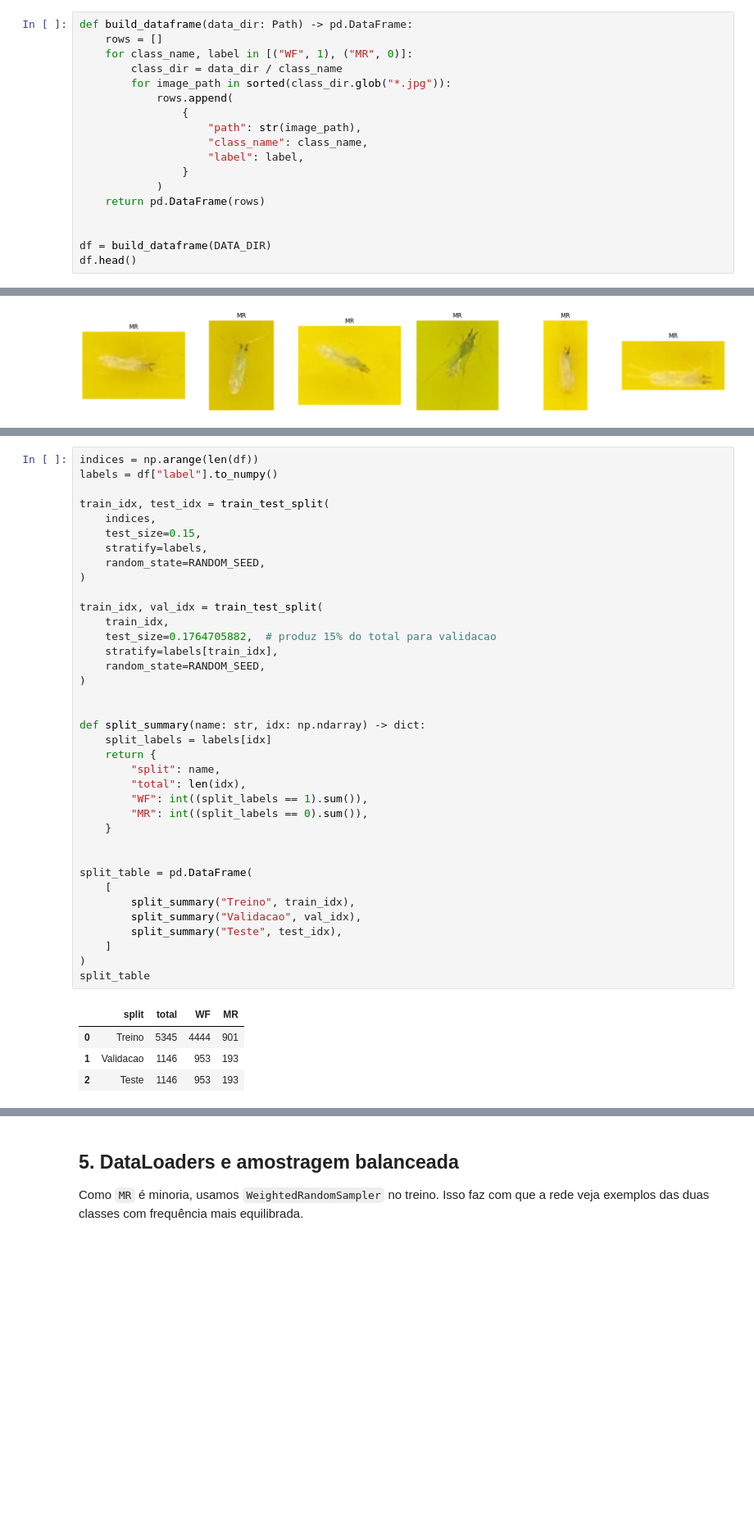
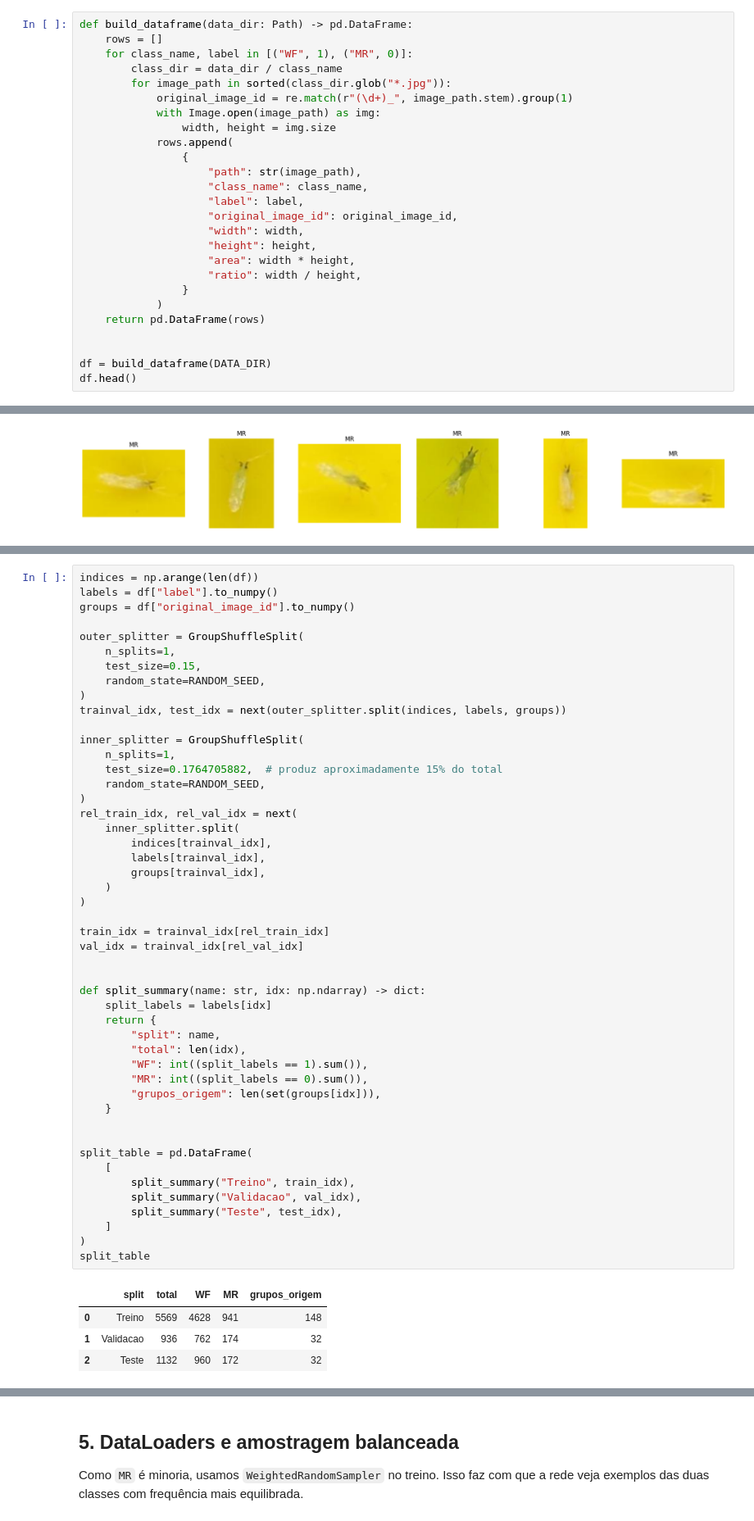
Before and after one commit to FerSuaiden/RedesNeurais, a Jupyter notebook: Classificacao_de_Moscas_Entrega.executed.ipynb, the cells around one changed output, grey strips where cells are left out. Shown at 82% size. Drawn from its saved outputs; the diff is of its cells as text; blank space fills up the shorter version.

```diff
--- a/Classificacao_de_Moscas_Entrega.executed.ipynb
+++ b/Classificacao_de_Moscas_Entrega.executed.ipynb
@@ -87,11 +96,19 @@ def build_dataframe(data_dir: Path) -> pd.DataFrame:
     for class_name, label in [("WF", 1), ("MR", 0)]:
         class_dir = data_dir / class_name
         for image_path in sorted(class_dir.glob("*.jpg")):
+            original_image_id = re.match(r"(\d+)_", image_path.stem).group(1)
+            with Image.open(image_path) as img:
+                width, height = img.size
             rows.append(
                 {
                     "path": str(image_path),
                     "class_name": class_name,
                     "label": label,
+                    "original_image_id": original_image_id,
+                    "width": width,
+                    "height": height,
+                    "area": width * height,
+                    "ratio": width / height,
                 }
             )
     return pd.DataFrame(rows)
@@ -201,42 +205,53 @@ A estratificação preserva a proporção entre as classes em todas as partiçõ
 # %%
 indices = np.arange(len(df))
 labels = df["label"].to_numpy()
+groups = df["original_image_id"].to_numpy()
 
-train_idx, test_idx = train_test_split(
-    indices,
+outer_splitter = GroupShuffleSplit(
+    n_splits=1,
     test_size=0.15,
-    stratify=labels,
     random_state=RANDOM_SEED,
 )
+trainval_idx, test_idx = next(outer_splitter.split(indices, labels, groups))
 
-train_idx, val_idx = train_test_split(
-    train_idx,
-    test_size=0.1764705882,  # produz 15% do total para validacao
-    stratify=labels[train_idx],
+inner_splitter = GroupShuffleSplit(
+    n_splits=1,
+    test_size=0.1764705882,  # produz aproximadamente 15% do total
     random_state=RANDOM_SEED,
 )
+rel_train_idx, rel_val_idx = next(
+    inner_splitter.split(
+        indices[trainval_idx],
+        labels[trainval_idx],
+        groups[trainval_idx],
+    )
+)
+
+train_idx = trainval_idx[rel_train_idx]
+val_idx = trainval_idx[rel_val_idx]
 
 
 def split_summary(name: str, idx: np.ndarray) -> dict:
     split_labels = labels[idx]
     return {
         "split": name,
         "total": len(idx),
         "WF": int((split_labels == 1).sum()),
         "MR": int((split_labels == 0).sum()),
+        "grupos_origem": len(set(groups[idx])),
     }
 
 
 split_table = pd.DataFrame(
     [
         split_summary("Treino", train_idx),
         split_summary("Validacao", val_idx),
         split_summary("Teste", test_idx),
     ]
 )
 split_table
 # %% [output]
-|  | split | total | WF | MR |
-| 0 | Treino | 5345 | 4444 | 901 |
-| 1 | Validacao | 1146 | 953 | 193 |
-| 2 | Teste | 1146 | 953 | 193 |
+|  | split | total | WF | MR | grupos_origem |
+| 0 | Treino | 5569 | 4628 | 941 | 148 |
+| 1 | Validacao | 936 | 762 | 174 | 32 |
+| 2 | Teste | 1132 | 960 | 172 | 32 |
```
Also changed, not shown: parts of 33 cells of this notebook, 8 other files.
